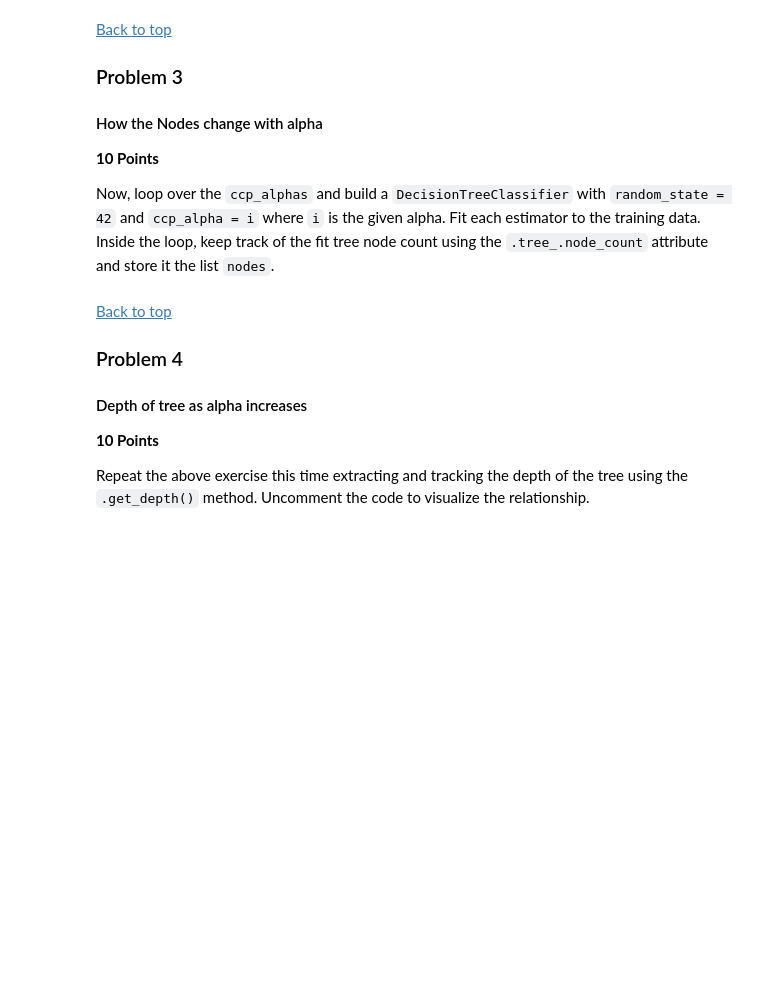
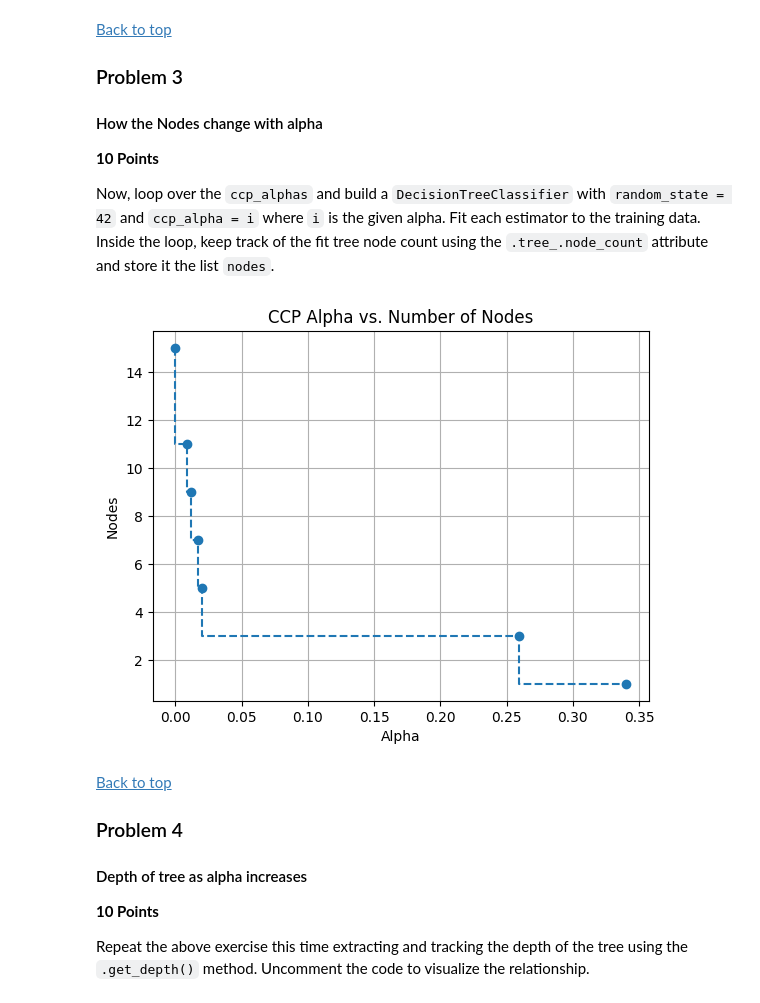
Before and after one commit to Subroy1/MSAI_AllPracticeModules, a Jupyter notebook: Module 14/Assignment14_3.ipynb, the cells around one changed output. Drawn from its saved outputs; the diff is of its cells as text; code cells hidden in the pictures; blank space fills up the shorter version.

```diff
--- a/Module 14/Assignment14_3.ipynb
+++ b/Module 14/Assignment14_3.ipynb
@@ -106,21 +141,24 @@ Now, loop over the `ccp_alphas` and build a `DecisionTreeClassifier` with `rando
 # %%
 ### GRADED
 nodes = []
 for i in ccp_alphas:
     #create decision tree and fit it
-
+    dtree_alpha=DecisionTreeClassifier(random_state=42, ccp_alpha=i).fit(X_train, y_train)
     #append node count to nodes
-
+    nodes.append(dtree_alpha.tree_.node_count)
     pass
 # YOUR CODE HERE
-raise NotImplementedError()
+
 
 ## Answer check
-plt.step(ccp_alphas[:-1], nodes, '--o')
+#plt.step(ccp_alphas[:-1], nodes, '--o')
+plt.step(ccp_alphas, nodes, '--o')
 plt.xlabel('Alpha')
 plt.ylabel('Nodes')
 plt.title('CCP Alpha vs. Number of Nodes')
 plt.grid();
+# %% [output]
+[figure, added]
 # %% [markdown]
 [Back to top](#-Index)
 
```
Also changed, not shown: parts of 8 cells of this notebook.
